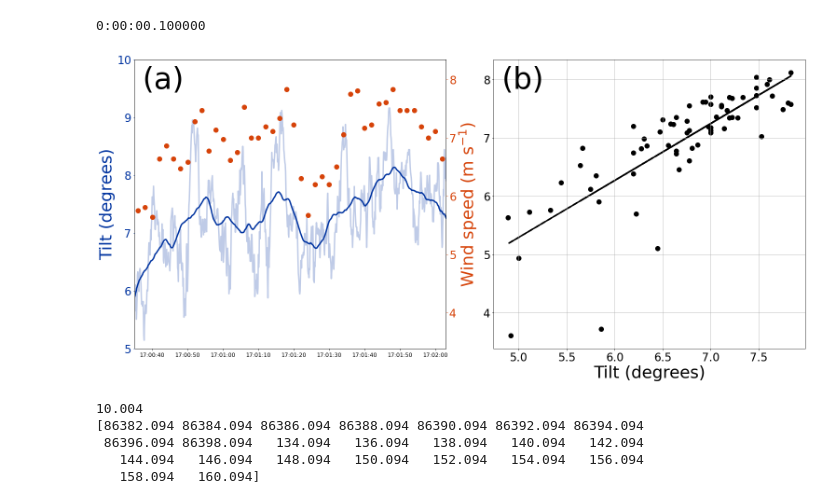
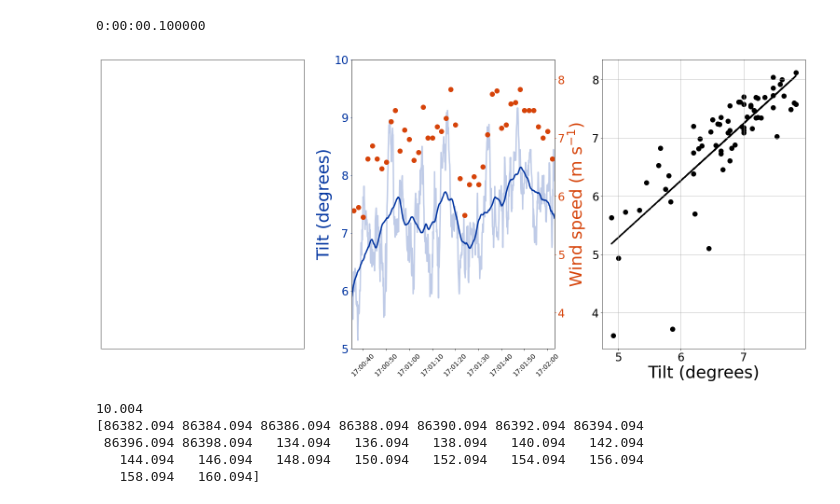
Before and after one commit to BoiseStatePlanetary/Optimizing-Number-and-Placement-of-Anemometers, a Jupyter notebook: figures and data/Comparing aircraft tilt to wind speeds.ipynb, the cells around one changed output. Drawn from its saved outputs; the diff is of its cells as text; code cells hidden in the pictures.

Commit message:
Added field set-up photo

```diff
--- a/figures and data/Comparing aircraft tilt to wind speeds.ipynb
+++ b/figures and data/Comparing aircraft tilt to wind speeds.ipynb
@@ -56,9 +56,14 @@ N = 100 # measurements every 0.1 of a second
 filtered_tilt = np.convolve(tilt, np.ones(N)/N, mode='same')
 # %%
 fig = plt.figure(figsize=(12*aspect_ratio, 10))
-ax1 = fig.add_subplot(121)
+ax1 = fig.add_subplot(132)
 ax2 = ax1.twinx()
-ax3 = fig.add_subplot(122, sharey=ax2)
+ax3 = fig.add_subplot(133, sharey=ax2)
+
+# For the photograph - empty out the axis labels
+ax4 = fig.add_subplot(131)
+ax4.get_xaxis().set_ticks([])
+ax4.get_yaxis().set_ticks([])
 
 # plt.scatter(flight_data['datetimelocal'], filtered_tilt)
 
@@ -75,9 +80,11 @@ ax1.set_ylabel("Tilt (degrees)", fontsize=36, color=BoiseState_blue)
 ax2.set_ylabel(r'Wind speed (${\rm m\ s^{-1}}$)', fontsize=36, color=BoiseState_orange)
 ax2.tick_params(axis='y', colors=BoiseState_orange, labelsize=24)
 ax1.tick_params(axis='y', colors=BoiseState_blue)
-ax1.tick_params(axis='x', labelsize=12)
+ax1.tick_params(axis='x', labelsize=14)
+for label in ax1.get_xticklabels():
+  label.set_rotation(45)
 ax1.tick_params(axis='y', labelsize=24)
-ax1.text(0.025, 0.9, "(a)", fontsize=64, transform=ax1.transAxes)
+# ax1.text(0.025, 0.9, "(a)", fontsize=64, transform=ax1.transAxes)
 
 ### Interpolated Tilt ####
 
@@ -96,35 +103,35 @@ anem_time_delta = \
 
 # Interpolate flight data to anemometer times
 interpolated_filtered_tilt = np.interp(anem_time_delta, flight_time_delta, filtered_tilt)
 
 x = anem_data["Wind_Speed"][anem_ind]
 y = interpolated_filtered_tilt
 
 # Interpolation goofs up beyond this because there are no tilt points
 oind = anem_time_delta < 134
 x = x[oind]
 y = y[oind]
 
 ax3.scatter(x, y, marker='o', s=100, color='k')
 ax3.plot(x, np.polyval(np.polyfit(x, y, 1), x), lw=3, ls='--', color='k', zorder=-1)
 
 # ax3.yaxis.tick_right()
 # ax3.yaxis.set_label_position("right")
 ax3.set_xlabel("Tilt (degrees)", fontsize=36)
 ax3.tick_params(labelsize=24)
 ax3.grid(True)
-ax3.text(0.025, 0.9, "(b)", fontsize=64, transform=ax3.transAxes)
+# ax3.text(0.025, 0.9, "(b)", fontsize=64, transform=ax3.transAxes)
 
 # plt.xlim([20000, 100000])
 ax1.set_xlim([min_plot_time, max_plot_time])
 ax1.set_ylim([5, 10])
 
 plt.tight_layout()
 
 fig.savefig("example_tilt_and_windspeed.jpg", dpi=300, bbox_inches='tight')
 # %% [output]
 0:00:00.100000
-[figure, old version]
+[figure, new version]
 # %%
 # Convert times to float array
 flight_time_delta =\
```
Also changed, not shown: 3 other files.
